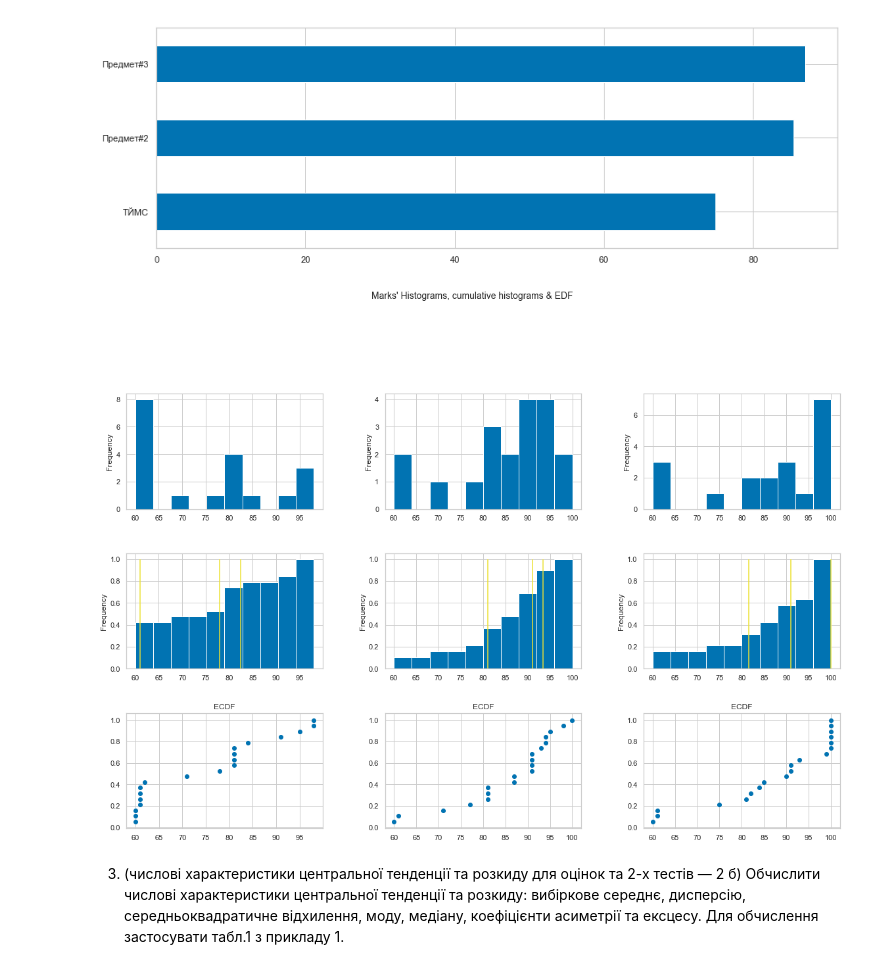
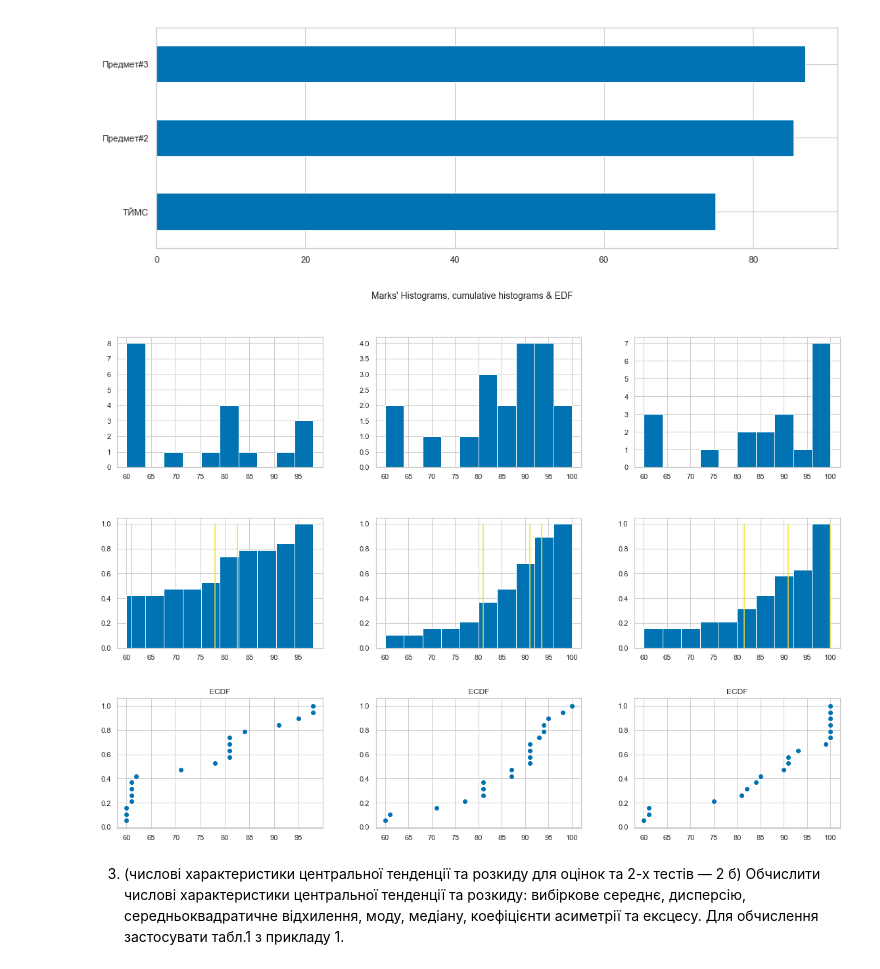
Before and after one commit to EddieKro/Data-Analysis, a Jupyter notebook: projects/poll/PM4_EDA.ipynb, the cells around one changed output. Cells and saved outputs as stored; diff of their text form; code cells hidden in the pictures.

```diff
--- a/projects/poll/PM4_EDA.ipynb
+++ b/projects/poll/PM4_EDA.ipynb
@@ -222,21 +222,21 @@ data[grade_cols].mean().plot(figsize=(15,5),kind='barh')
 # %%
 fig, axs = plt.subplots(3,3,figsize = (16,12))
 fig.suptitle("Marks' Histograms, cumulative histograms & EDF",fontsize=14)
 for i,col in enumerate(grade_cols):
-    data[col].plot(kind='hist',ax=axs[0,i])
+    data[col].hist(ax=axs[0,i])
 
-    data[col].plot(kind='hist',cumulative=True,density=True,ax=axs[1,i])
+    data[col].hist(cumulative=True,density=True,ax=axs[1,i])
     percentiles = np.percentile(data[col], [25, 50, 75])
     axs[1,i].vlines(percentiles, ymin=0, ymax=1, color='y')
 
     n =data[col].shape[0]
     axs[2,i].scatter(np.sort(data[col]), np.arange(1, n+1) / n)
     axs[2,i].set_title('ECDF')
 
 fig.tight_layout(w_pad = 5,h_pad = 5)
-fig.subplots_adjust(top = 0.8)
+fig.subplots_adjust(top = 0.9)
 # %% [output]
-[figure, old version]
+[figure, new version]
 # %% [markdown]
 3. (числові характеристики центральної тенденції та розкиду для оцінок та 2-х тестів — 2 б) Обчислити числові характеристики центральної тенденції та розкиду: вибіркове середнє, дисперсію, середньоквадратичне відхилення, моду, медіану, коефіцієнти асиметрії та ексцесу. Для обчислення застосувати табл.1 з прикладу 1.
 # %%
```
Also changed, not shown: parts of 2 cells of this notebook.
